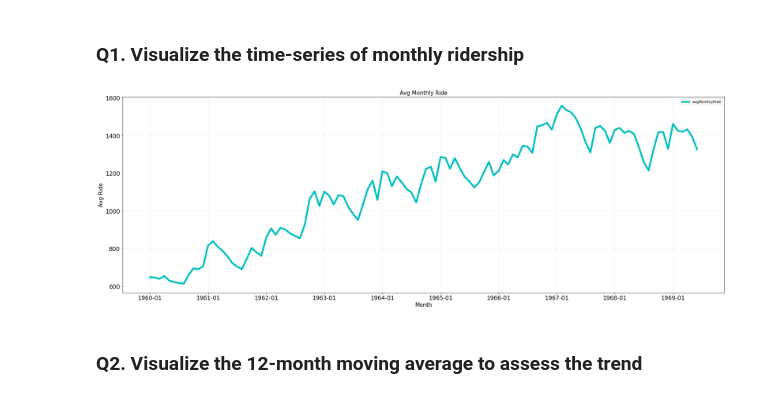
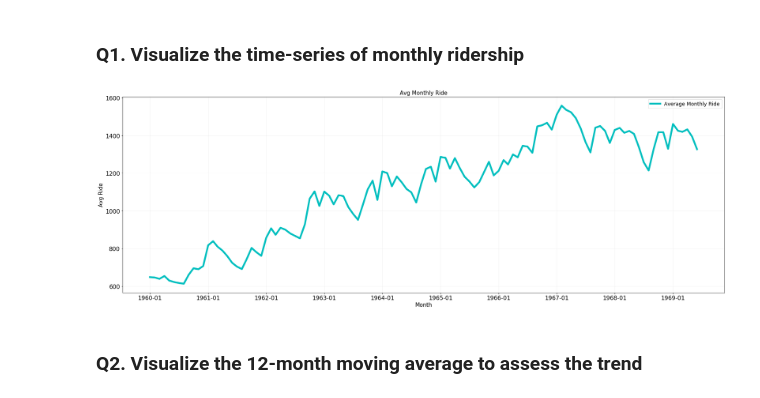
Before and after one commit to pratikwatwani/Applied-Data-Science, a Jupyter notebook: Session 08 and Session 09/PCA, Logistic Regression and Time Series Analysis.ipynb, the cells around one changed output. Drawn from its saved outputs; the diff is of its cells as text; code cells hidden in the pictures.

```diff
--- a/Session 08 and Session 09/PCA, Logistic Regression and Time Series Analysis.ipynb
+++ b/Session 08 and Session 09/PCA, Logistic Regression and Time Series Analysis.ipynb
@@ -268,6 +273,8 @@ df.head()
 | 2 | 1960-03-01 | 639 |
 | 3 | 1960-04-01 | 654 |
 | 4 | 1960-05-01 | 630 |
+# %%
+df.set_index('month', inplace = True, drop = True)
 # %%
 # get the info of the dataset
 df.info()
@@ -293,5 +299,5 @@ df.describe()
 | 75% | 1340.000000 |
 | max | 1558.000000 |
 # %%
-df['ym'] = pd.to_datetime(df['month'], format="%Y-%m").dt.to_period('M')
-df.head()
+#df['ym'] = pd.to_datetime(df['month'], format="%Y-%m").dt.to_period('M')
+#df.head()
@@ -306,17 +305,17 @@ df.head()
 ### Q1. Visualize the time-series of monthly ridership
 # %%
 fig, ax = plt.subplots(figsize = (30,10))
-plt.plot(df.month,df.avgMonthlyRide, color='c',linewidth=5)
+plt.plot(df.index,df.avgMonthlyRide, color='c',linewidth=5)
 ax.xaxis.set_major_formatter(DateFormatter("19%y-%m"))
-plt.legend()
+plt.legend(['Average Monthly Ride'], fontsize = 14)
 plt.tick_params(labelsize=16)
 ax.grid(b=True, alpha = 0.2)
 plt.xlabel('Month', fontsize = 15)
 plt.ylabel('Avg Ride', fontsize = 15)
 plt.title('Avg Monthly Ride', fontsize = 15)
 plt.show()
 plt.close()
 # %% [output]
-[figure, old version]
+[figure, new version]
 # %% [markdown]
 ### Q2. Visualize the 12-month moving average to assess the trend
```
Also changed, not shown: parts of 17 cells of this notebook.
